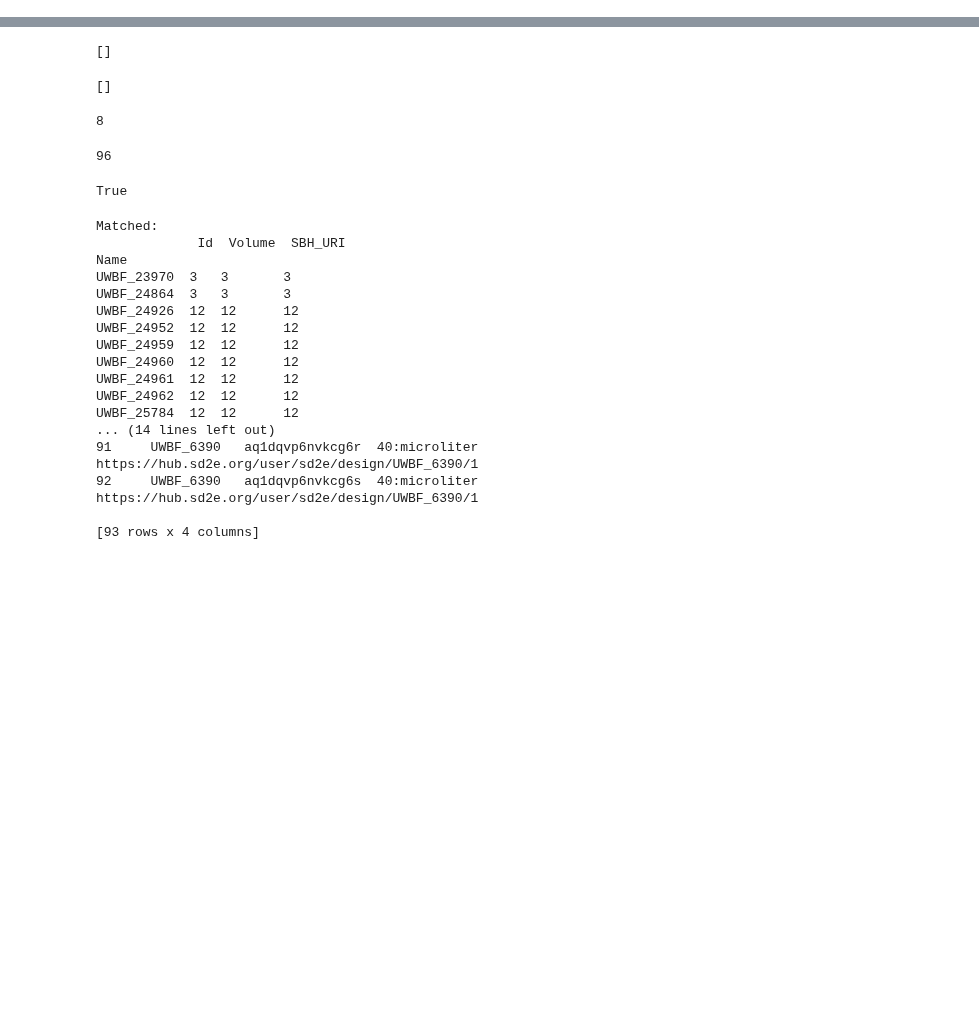
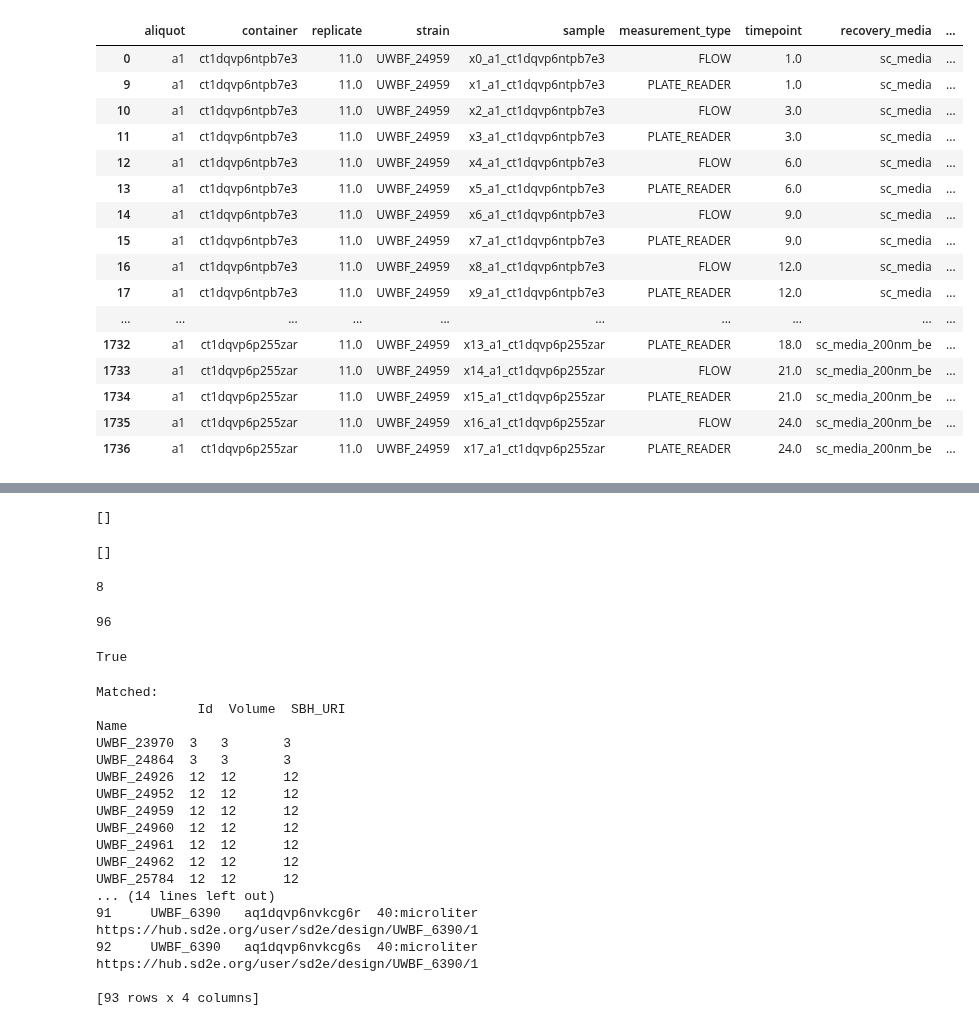
Before and after one commit to SD2E/pysd2cat, a Jupyter notebook: notebooks/scratch.ipynb, the cells around one changed output, grey strips where cells are left out. Drawn from its saved outputs; the diff is of its cells as text; code cells hidden in the pictures; blank space fills up the shorter version.

```diff
--- a/notebooks/scratch.ipynb
+++ b/notebooks/scratch.ipynb
@@ -31,0 +30,8 @@ The autoreload extension is already loaded. To reload it, use:
+# %%
+container_string = ['ct1dqvp6ntpb7e3', 'ct1dqvp6p255zar'] #['ct1dqvp6p255zar'] #'422936' #
+#results = transcriptic.api.inventory(container_string)
+#results
+containers = [ objects.Container(x) for x in container_string ]
+# %%
+import pysd2cat.analysis.container_data_conversion as cdc
+c2ds = { container.id : cdc.container_to_dict(container) for container in containers  }
@@ -31,0 +302,3 @@ The autoreload extension is already loaded. To reload it, use:
+# %%
+model, variables = solve1(inputs)
+df = get_model_pd(model, variables, inputs['factors'])
@@ -31,0 +323,20 @@ The autoreload extension is already loaded. To reload it, use:
+# %%
+df.loc[df.aliquot=='a1'].sort_values(by=['container', 'timepoint'])
+# %% [output]
+|  | aliquot | container | replicate | strain | sample | measurement_type | timepoint | recovery_media | ... |
+| 0 | a1 | ct1dqvp6ntpb7e3 | 11.0 | UWBF_24959 | x0_a1_ct1dqvp6ntpb7e3 | FLOW | 1.0 | sc_media | ... |
+| 9 | a1 | ct1dqvp6ntpb7e3 | 11.0 | UWBF_24959 | x1_a1_ct1dqvp6ntpb7e3 | PLATE_READER | 1.0 | sc_media | ... |
+| 10 | a1 | ct1dqvp6ntpb7e3 | 11.0 | UWBF_24959 | x2_a1_ct1dqvp6ntpb7e3 | FLOW | 3.0 | sc_media | ... |
+| 11 | a1 | ct1dqvp6ntpb7e3 | 11.0 | UWBF_24959 | x3_a1_ct1dqvp6ntpb7e3 | PLATE_READER | 3.0 | sc_media | ... |
+| 12 | a1 | ct1dqvp6ntpb7e3 | 11.0 | UWBF_24959 | x4_a1_ct1dqvp6ntpb7e3 | FLOW | 6.0 | sc_media | ... |
+| 13 | a1 | ct1dqvp6ntpb7e3 | 11.0 | UWBF_24959 | x5_a1_ct1dqvp6ntpb7e3 | PLATE_READER | 6.0 | sc_media | ... |
+| 14 | a1 | ct1dqvp6ntpb7e3 | 11.0 | UWBF_24959 | x6_a1_ct1dqvp6ntpb7e3 | FLOW | 9.0 | sc_media | ... |
+| 15 | a1 | ct1dqvp6ntpb7e3 | 11.0 | UWBF_24959 | x7_a1_ct1dqvp6ntpb7e3 | PLATE_READER | 9.0 | sc_media | ... |
+| 16 | a1 | ct1dqvp6ntpb7e3 | 11.0 | UWBF_24959 | x8_a1_ct1dqvp6ntpb7e3 | FLOW | 12.0 | sc_media | ... |
+| 17 | a1 | ct1dqvp6ntpb7e3 | 11.0 | UWBF_24959 | x9_a1_ct1dqvp6ntpb7e3 | PLATE_READER | 12.0 | sc_media | ... |
+| ... | ... | ... | ... | ... | ... | ... | ... | ... | ... |
+| 1732 | a1 | ct1dqvp6p255zar | 11.0 | UWBF_24959 | x13_a1_ct1dqvp6p255zar | PLATE_READER | 18.0 | sc_media_200nm_be | ... |
+| 1733 | a1 | ct1dqvp6p255zar | 11.0 | UWBF_24959 | x14_a1_ct1dqvp6p255zar | FLOW | 21.0 | sc_media_200nm_be | ... |
+| 1734 | a1 | ct1dqvp6p255zar | 11.0 | UWBF_24959 | x15_a1_ct1dqvp6p255zar | PLATE_READER | 21.0 | sc_media_200nm_be | ... |
+| 1735 | a1 | ct1dqvp6p255zar | 11.0 | UWBF_24959 | x16_a1_ct1dqvp6p255zar | FLOW | 24.0 | sc_media_200nm_be | ... |
+| 1736 | a1 | ct1dqvp6p255zar | 11.0 | UWBF_24959 | x17_a1_ct1dqvp6p255zar | PLATE_READER | 24.0 | sc_media_200nm_be | ... |
```
Also changed, not shown: parts of 8 cells of this notebook, 1 other file.
